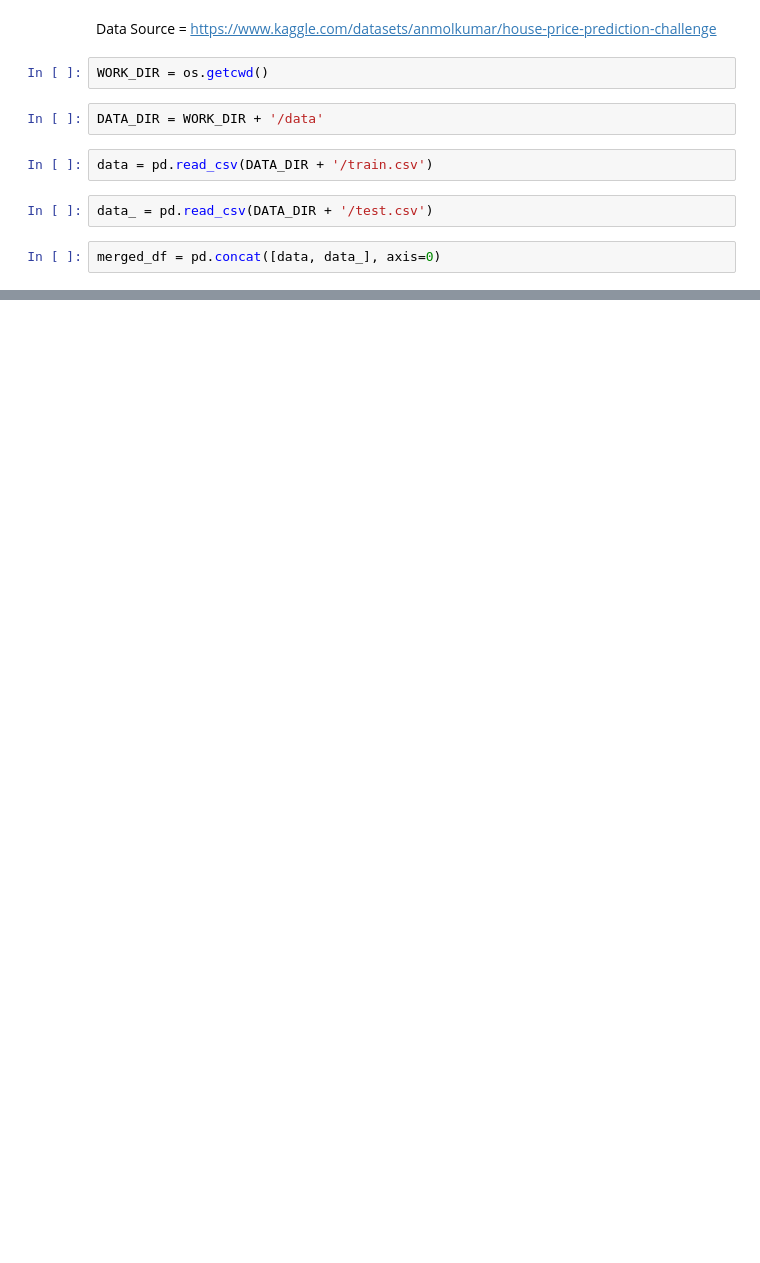
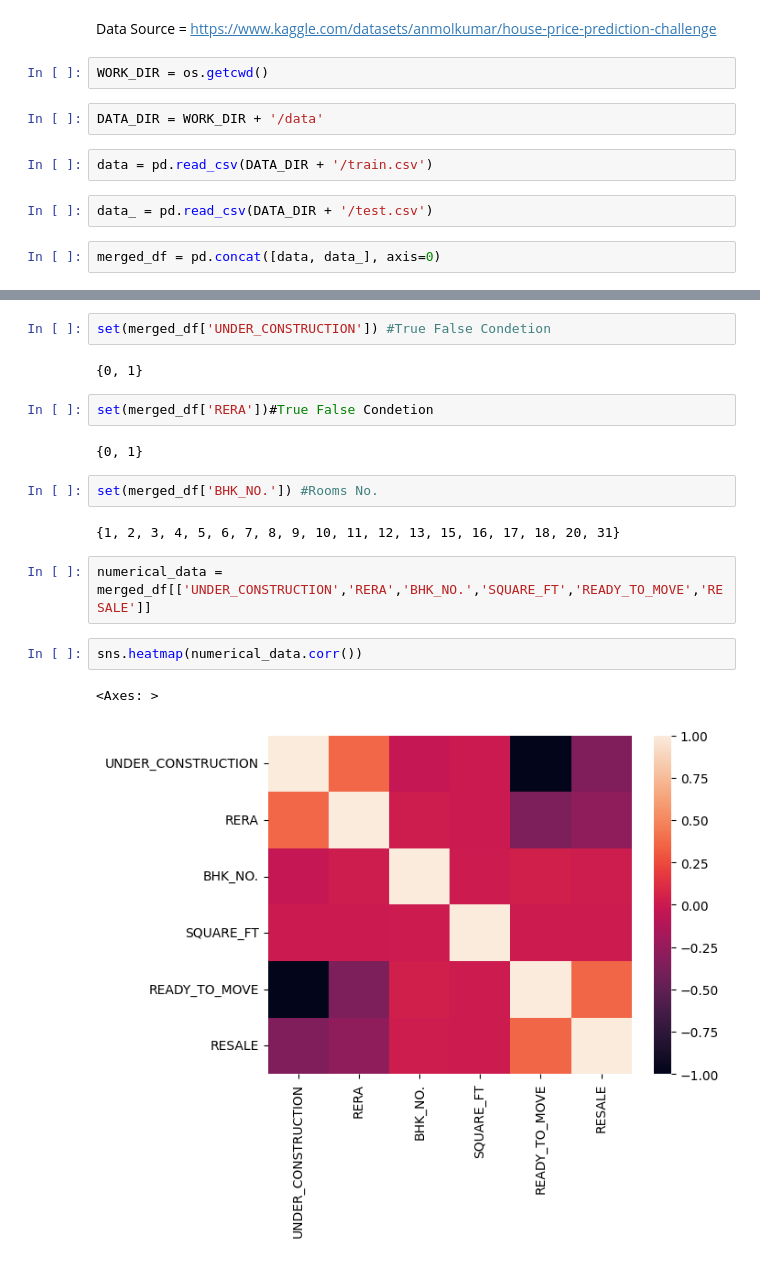
Before and after one commit to MoAly7yaei/RihalIntern, a Jupyter notebook: Regression/notebook_3.ipynb, the cells around one changed output, grey strips where cells are left out. Drawn from its saved outputs; the diff is of its cells as text; blank space fills up the shorter version.

```diff
--- a/Regression/notebook_3.ipynb
+++ b/Regression/notebook_3.ipynb
@@ -27,0 +44,19 @@ merged_df.head()
+# %%
+set(merged_df['UNDER_CONSTRUCTION']) #True False Condetion
+# %% [output]
+{0, 1}
+# %%
+set(merged_df['RERA'])#True False Condetion
+# %% [output]
+{0, 1}
+# %%
+set(merged_df['BHK_NO.']) #Rooms No.
+# %% [output]
+{1, 2, 3, 4, 5, 6, 7, 8, 9, 10, 11, 12, 13, 15, 16, 17, 18, 20, 31}
+# %%
+numerical_data = merged_df[['UNDER_CONSTRUCTION','RERA','BHK_NO.','SQUARE_FT','READY_TO_MOVE','RESALE']]
+# %%
+sns.heatmap(numerical_data.corr())
+# %% [output]
+<Axes: >
+[figure, added]
```
Also changed, not shown: parts of 5 cells of this notebook.
